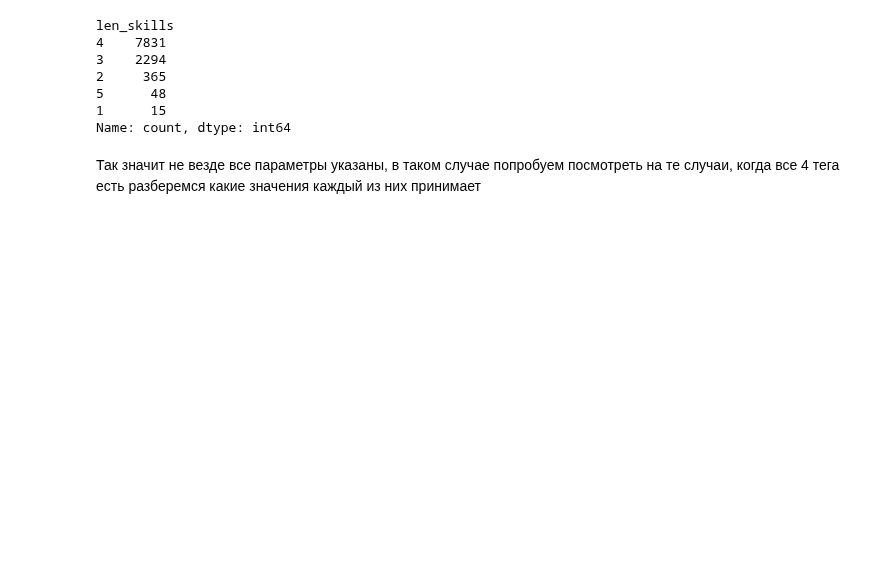
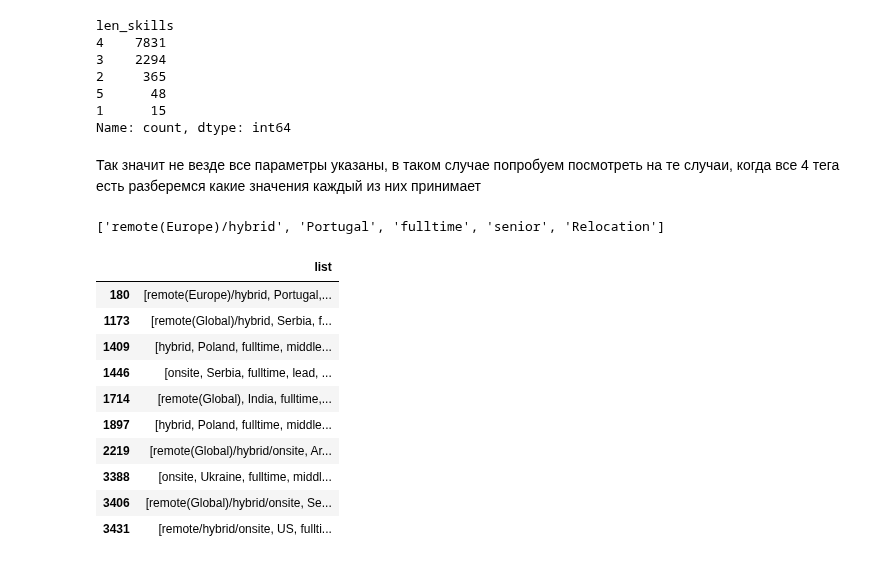
Before and after one commit to kmvitik/smadimo_group_project_2_scraping_api, a Jupyter notebook: selenium/eda.ipynb, the cells around one changed output. Cells and saved outputs as stored; diff of their text form; code cells hidden in the pictures; blank space fills up the shorter version.

```diff
--- a/selenium/eda.ipynb
+++ b/selenium/eda.ipynb
@@ -92,0 +98,4 @@ Name: count, dtype: int64
+# %%
+df[df['len_skills'] > 4]['tags_parsed'].iloc[0]
+# %% [output]
+['remote(Europe)/hybrid', 'Portugal', 'fulltime', 'senior', 'Relocation']
@@ -92,0 +104,14 @@ Name: count, dtype: int64
+# %%
+skill_all.head(10)
+# %% [output]
+|  | list |
+| 180 | [remote(Europe)/hybrid, Portugal,... |
+| 1173 | [remote(Global)/hybrid, Serbia, f... |
+| 1409 | [hybrid, Poland, fulltime, middle... |
+| 1446 | [onsite, Serbia, fulltime, lead, ... |
+| 1714 | [remote(Global), India, fulltime,... |
+| 1897 | [hybrid, Poland, fulltime, middle... |
+| 2219 | [remote(Global)/hybrid/onsite, Ar... |
+| 3388 | [onsite, Ukraine, fulltime, middl... |
+| 3406 | [remote(Global)/hybrid/onsite, Se... |
+| 3431 | [remote/hybrid/onsite, US, fullti... |
```
Also changed, not shown: parts of 10 cells of this notebook.
